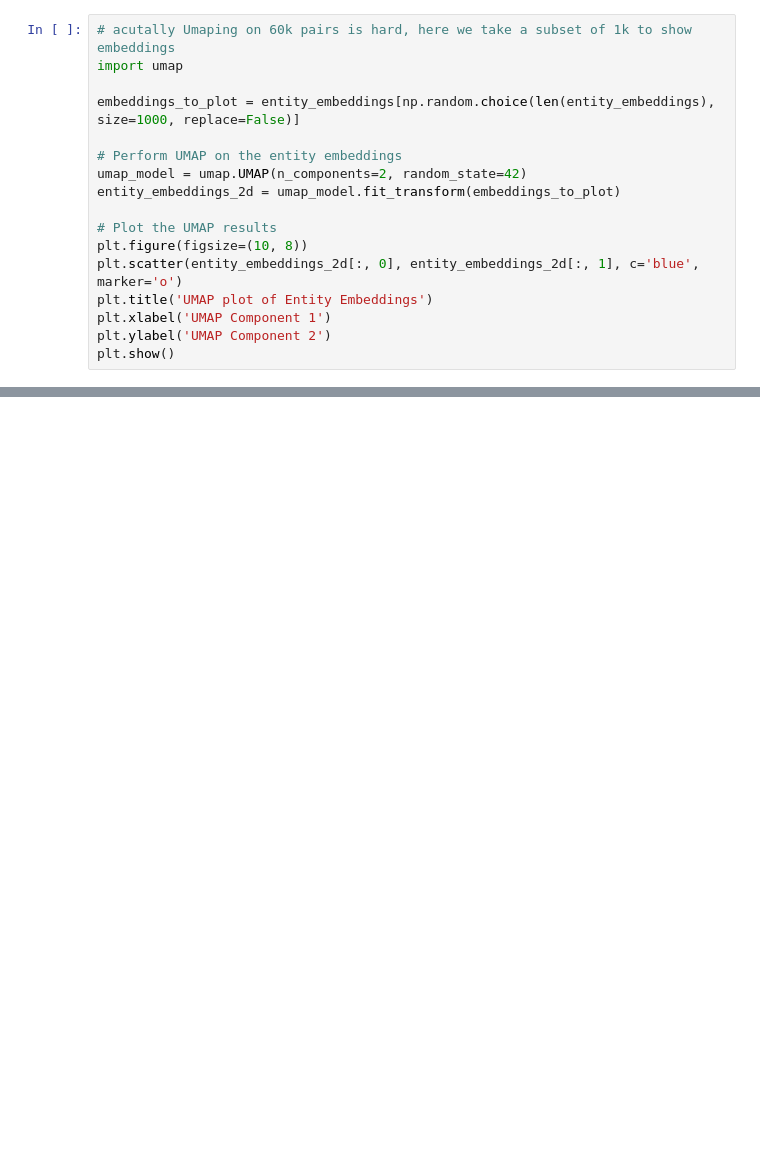
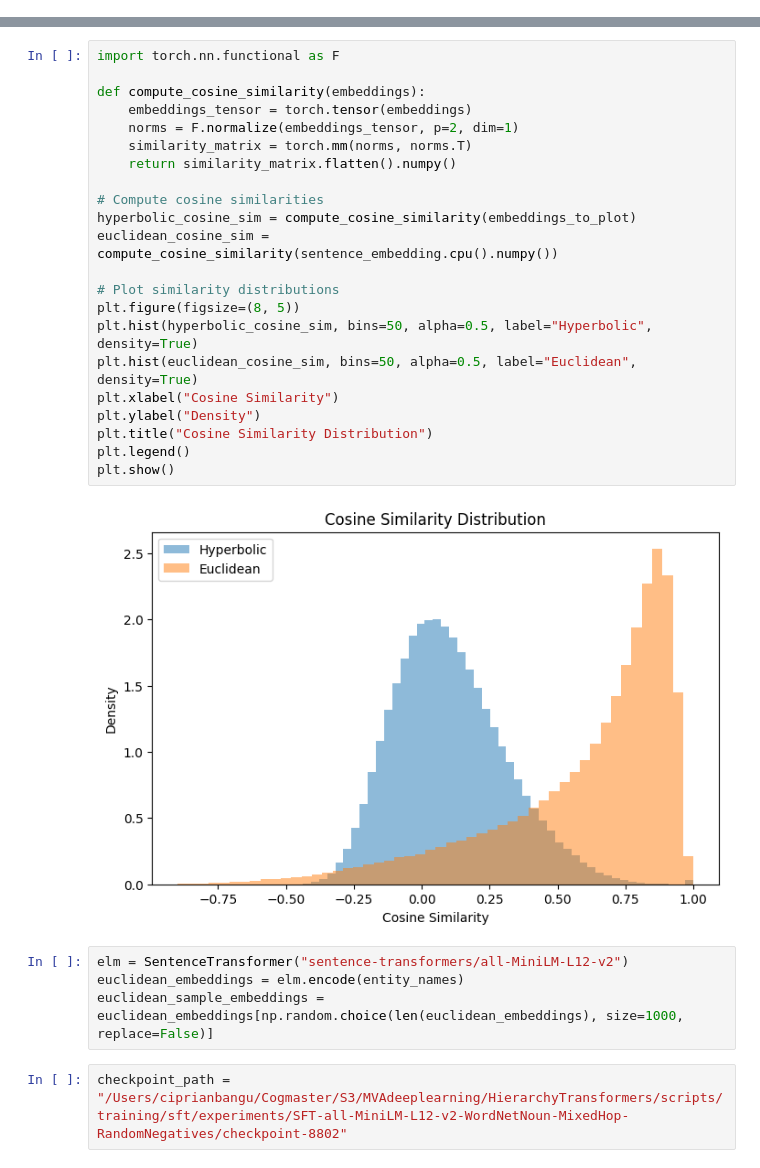
Before and after one commit to CEBangu/HierarchyTransformers, a Jupyter notebook: paper_reproduction_and_exploration.ipynb, the cells around one changed output, grey strips where cells are left out. Drawn from its saved outputs; the diff is of its cells as text; blank space fills up the shorter version.

```diff
--- a/paper_reproduction_and_exploration.ipynb
+++ b/paper_reproduction_and_exploration.ipynb
@@ -31,17 +0,0 @@ entity_embeddings = model.encode(entity_names) # 38 seconds
-# %%
-# acutally Umaping on 60k pairs is hard, here we take a subset of 1k to show embeddings
-import umap
-
-embeddings_to_plot = entity_embeddings[np.random.choice(len(entity_embeddings), size=1000, replace=False)]
-
-# Perform UMAP on the entity embeddings
-umap_model = umap.UMAP(n_components=2, random_state=42)
-entity_embeddings_2d = umap_model.fit_transform(embeddings_to_plot)
-
-# Plot the UMAP results
-plt.figure(figsize=(10, 8))
-plt.scatter(entity_embeddings_2d[:, 0], entity_embeddings_2d[:, 1], c='blue', marker='o')
-plt.title('UMAP plot of Entity Embeddings')
-plt.xlabel('UMAP Component 1')
-plt.ylabel('UMAP Component 2')
-plt.show()
@@ -71,0 +256,30 @@ subsumption_scores = - (dists + centri_score_weight * (parent_norms - child_norm
+# %%
+import torch.nn.functional as F
+
+def compute_cosine_similarity(embeddings):
+    embeddings_tensor = torch.tensor(embeddings)
+    norms = F.normalize(embeddings_tensor, p=2, dim=1)
+    similarity_matrix = torch.mm(norms, norms.T)
+    return similarity_matrix.flatten().numpy()
+
+# Compute cosine similarities
+hyperbolic_cosine_sim = compute_cosine_similarity(embeddings_to_plot)
+euclidean_cosine_sim = compute_cosine_similarity(sentence_embedding.cpu().numpy())
+
+# Plot similarity distributions
+plt.figure(figsize=(8, 5))
+plt.hist(hyperbolic_cosine_sim, bins=50, alpha=0.5, label="Hyperbolic", density=True)
+plt.hist(euclidean_cosine_sim, bins=50, alpha=0.5, label="Euclidean", density=True)
+plt.xlabel("Cosine Similarity")
+plt.ylabel("Density")
+plt.title("Cosine Similarity Distribution")
+plt.legend()
+plt.show()
+# %% [output]
+[figure, added]
+# %%
+elm = SentenceTransformer("sentence-transformers/all-MiniLM-L12-v2")
+euclidean_embeddings = elm.encode(entity_names)
+euclidean_sample_embeddings = euclidean_embeddings[np.random.choice(len(euclidean_embeddings), size=1000, replace=False)]
+# %%
+checkpoint_path = "/Users/ciprianbangu/Cogmaster/S3/MVAdeeplearning/HierarchyTransformers/scripts/training/sft/experiments/SFT-all-MiniLM-L12-v2-WordNetNoun-MixedHop-RandomNegatives/checkpoint-8802"
```
Also changed, not shown: parts of 48 cells of this notebook, 1 other file.
